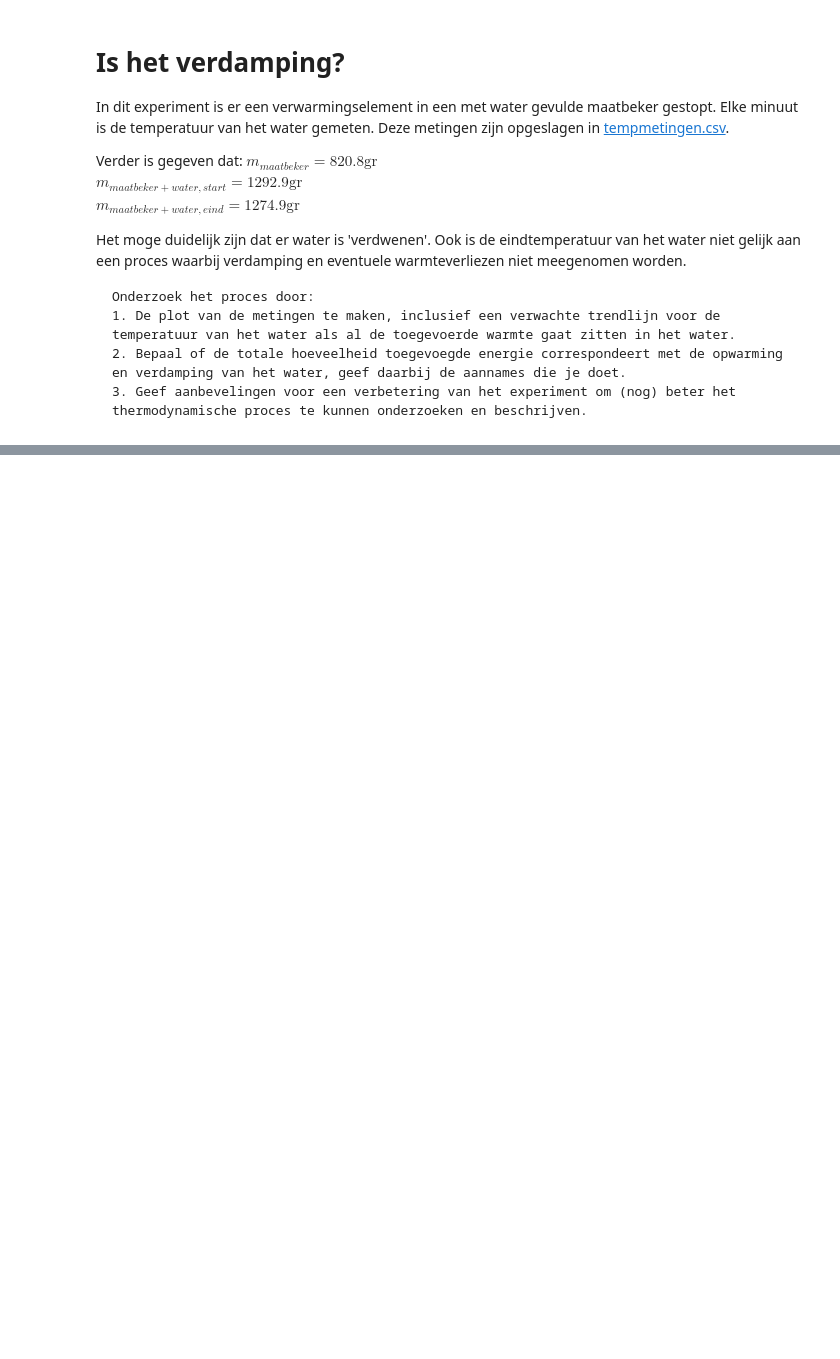
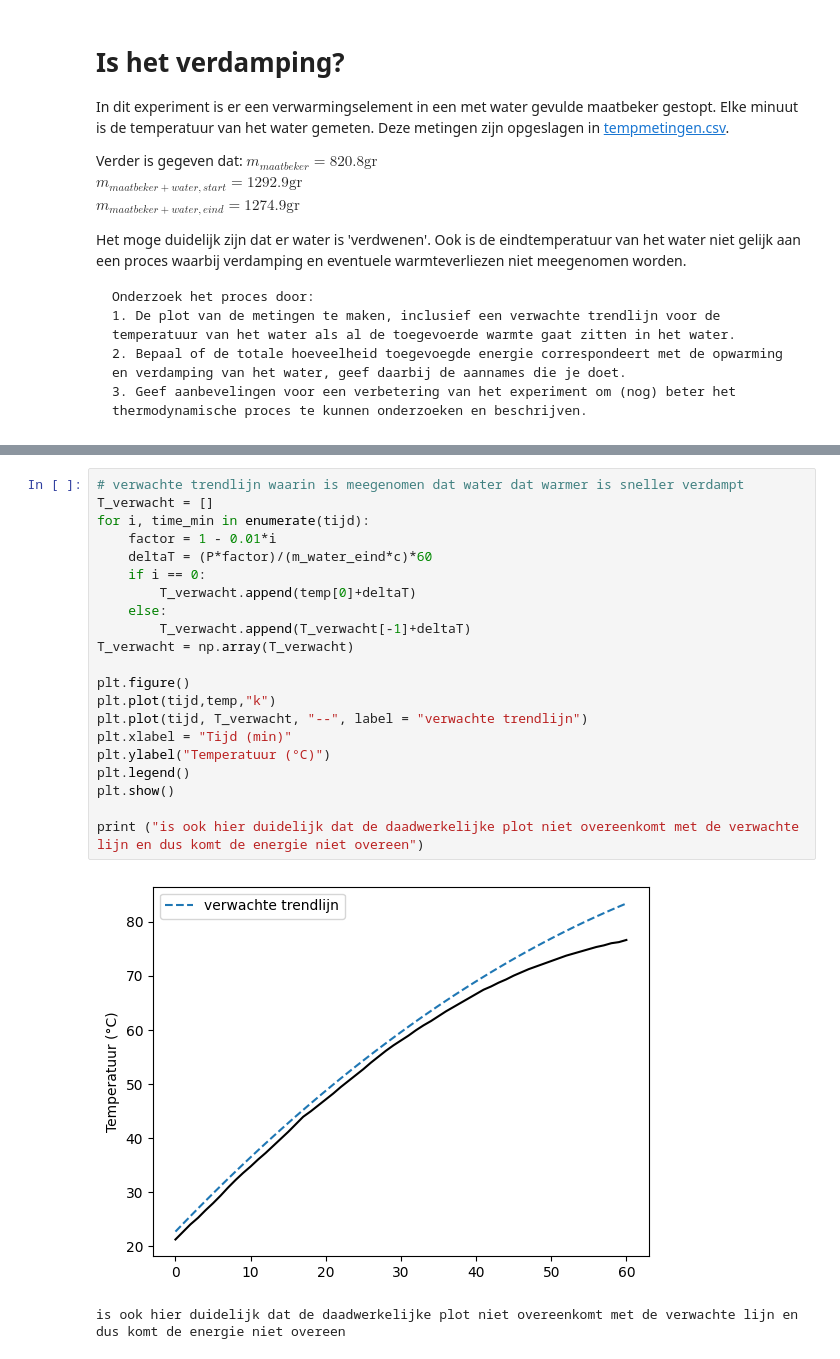
Before and after one commit to qsanson/Kwadraat, a Jupyter notebook: Content/Labs/Verdamping.ipynb, the cells around one changed output, grey strips where cells are left out. Cells and saved outputs as stored; diff of their text form; blank space fills up the shorter version.

```diff
--- a/Content/Labs/Verdamping.ipynb
+++ b/Content/Labs/Verdamping.ipynb
@@ -119,0 +86,24 @@ Het vermogen is 460.4549 W
+# %%
+# verwachte trendlijn waarin is meegenomen dat water dat warmer is sneller verdampt
+T_verwacht = []
+for i, time_min in enumerate(tijd):
+    factor = 1 - 0.01*i
+    deltaT = (P*factor)/(m_water_eind*c)*60
+    if i == 0:
+        T_verwacht.append(temp[0]+deltaT)
+    else:
+        T_verwacht.append(T_verwacht[-1]+deltaT)
+T_verwacht = np.array(T_verwacht)
+
+plt.figure()
+plt.plot(tijd,temp,"k")
+plt.plot(tijd, T_verwacht, "--", label = "verwachte trendlijn")
+plt.xlabel = "Tijd (min)"
+plt.ylabel("Temperatuur (°C)")
+plt.legend()
+plt.show()
+
+print ("is ook hier duidelijk dat de daadwerkelijke plot niet overeenkomt met de verwachte lijn en dus komt de energie niet overeen")
+# %% [output]
+[figure, added]
+is ook hier duidelijk dat de daadwerkelijke plot niet overeenkomt met de verwachte lijn en dus komt de energie niet overeen
```
Also changed, not shown: parts of 3 cells of this notebook.
